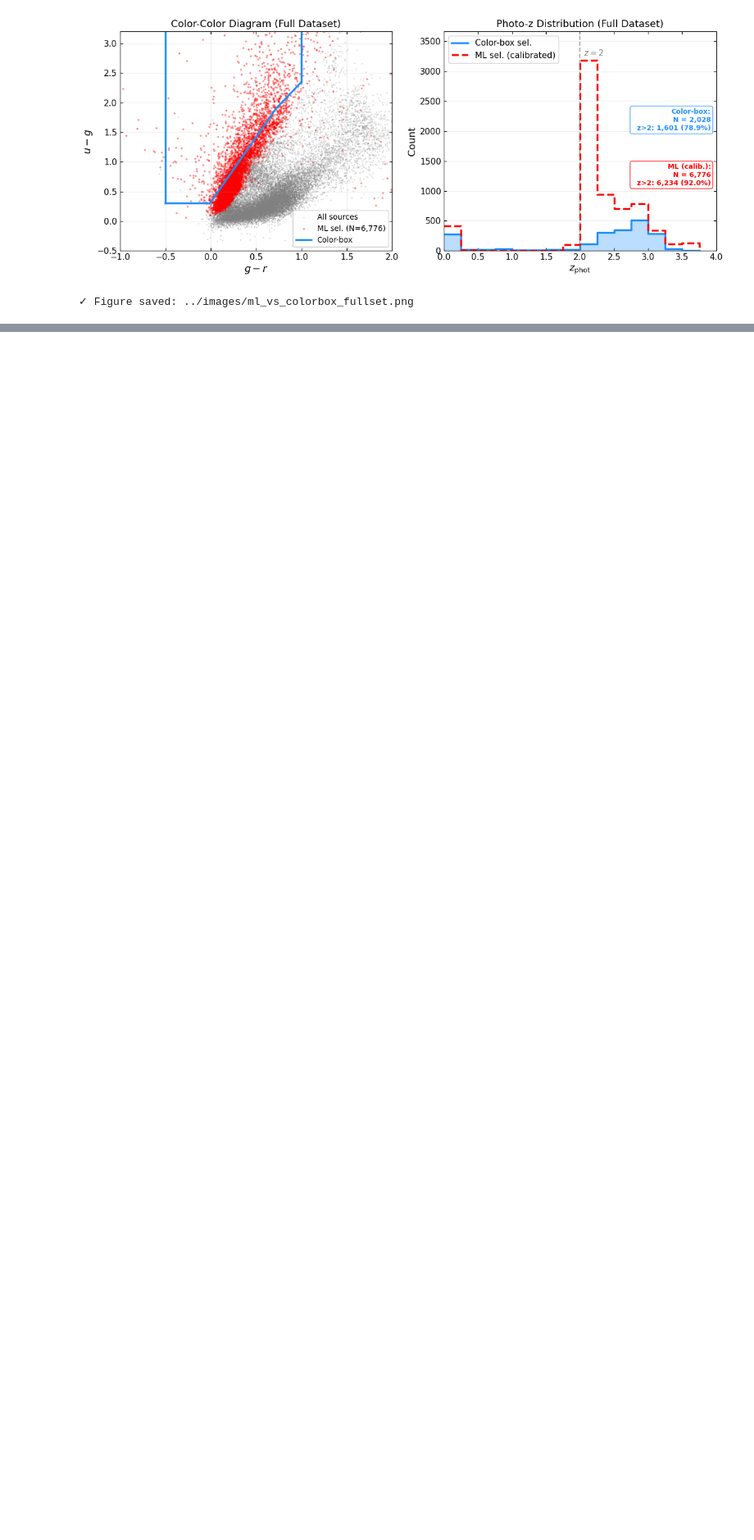
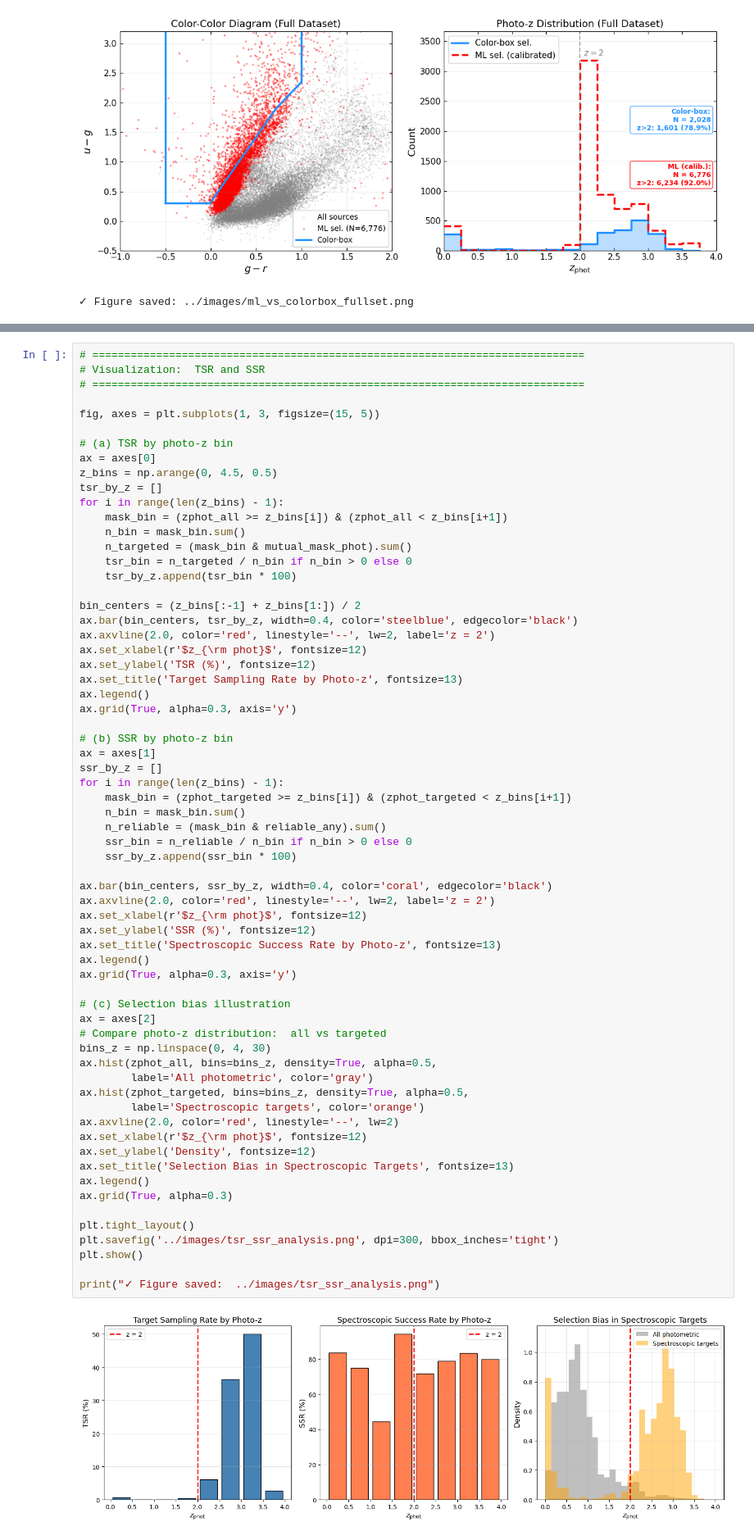
Before and after one commit to Zireael-Rhena/Target_Selection_Based_on_Photometric_Data, a Jupyter notebook: COSMOS_model_training.ipynb, the cells around one changed output, grey strips where cells are left out. Shown at 82% size. Drawn from its saved outputs; the diff is of its cells as text; blank space fills up the shorter version.

Commit message:
Take TSR and SSR into account when evaluating selection methods.

```diff
--- a/COSMOS_model_training.ipynb
+++ b/COSMOS_model_training.ipynb
@@ -2930,0 +3124,67 @@ print("✓ Figure saved: ../images/ml_vs_colorbox_fullset.png")
+# %%
+# =============================================================================
+# Visualization:  TSR and SSR
+# =============================================================================
+
+fig, axes = plt.subplots(1, 3, figsize=(15, 5))
+
+# (a) TSR by photo-z bin
+ax = axes[0]
+z_bins = np.arange(0, 4.5, 0.5)
+tsr_by_z = []
+for i in range(len(z_bins) - 1):
+    mask_bin = (zphot_all >= z_bins[i]) & (zphot_all < z_bins[i+1])
+    n_bin = mask_bin.sum()
+    n_targeted = (mask_bin & mutual_mask_phot).sum()
+    tsr_bin = n_targeted / n_bin if n_bin > 0 else 0
+    tsr_by_z.append(tsr_bin * 100)
+
+bin_centers = (z_bins[:-1] + z_bins[1:]) / 2
+ax.bar(bin_centers, tsr_by_z, width=0.4, color='steelblue', edgecolor='black')
+ax.axvline(2.0, color='red', linestyle='--', lw=2, label='z = 2')
+ax.set_xlabel(r'$z_{\rm phot}$', fontsize=12)
+ax.set_ylabel('TSR (%)', fontsize=12)
+ax.set_title('Target Sampling Rate by Photo-z', fontsize=13)
+ax.legend()
+ax.grid(True, alpha=0.3, axis='y')
+
+# (b) SSR by photo-z bin
+ax = axes[1]
+ssr_by_z = []
+for i in range(len(z_bins) - 1):
+    mask_bin = (zphot_targeted >= z_bins[i]) & (zphot_targeted < z_bins[i+1])
+    n_bin = mask_bin.sum()
+    n_reliable = (mask_bin & reliable_any).sum()
+    ssr_bin = n_reliable / n_bin if n_bin > 0 else 0
+    ssr_by_z.append(ssr_bin * 100)
+
+ax.bar(bin_centers, ssr_by_z, width=0.4, color='coral', edgecolor='black')
+ax.axvline(2.0, color='red', linestyle='--', lw=2, label='z = 2')
+ax.set_xlabel(r'$z_{\rm phot}$', fontsize=12)
+ax.set_ylabel('SSR (%)', fontsize=12)
+ax.set_title('Spectroscopic Success Rate by Photo-z', fontsize=13)
+ax.legend()
+ax.grid(True, alpha=0.3, axis='y')
+
+# (c) Selection bias illustration
+ax = axes[2]
+# Compare photo-z distribution:  all vs targeted
+bins_z = np.linspace(0, 4, 30)
+ax.hist(zphot_all, bins=bins_z, density=True, alpha=0.5,
+        label='All photometric', color='gray')
+ax.hist(zphot_targeted, bins=bins_z, density=True, alpha=0.5,
+        label='Spectroscopic targets', color='orange')
+ax.axvline(2.0, color='red', linestyle='--', lw=2)
+ax.set_xlabel(r'$z_{\rm phot}$', fontsize=12)
+ax.set_ylabel('Density', fontsize=12)
+ax.set_title('Selection Bias in Spectroscopic Targets', fontsize=13)
+ax.legend()
+ax.grid(True, alpha=0.3)
+
+plt.tight_layout()
+plt.savefig('../images/tsr_ssr_analysis.png', dpi=300, bbox_inches='tight')
+plt.show()
+
+print("✓ Figure saved:  ../images/tsr_ssr_analysis.png")
+# %% [output]
+[figure, added]
```
Also changed, not shown: parts of 5 cells of this notebook.
